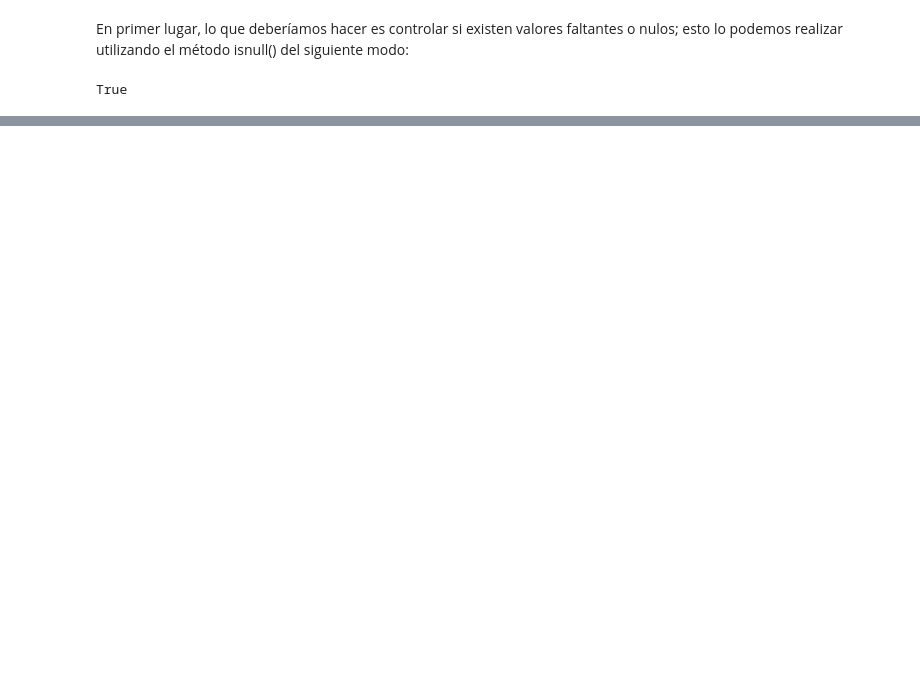
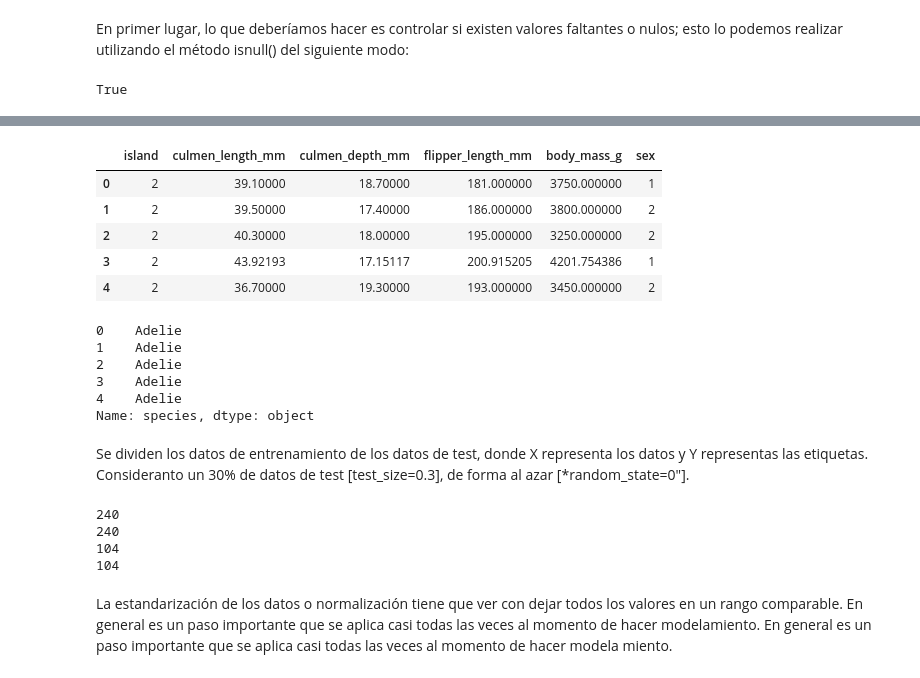
Before and after one commit to epereirasg/Curso-de-Machine-Learning, a Jupyter notebook: Copia_de_Entrega_de_Ernesto_Tarea_Pinguinos_.ipynb, the cells around one changed output, grey strips where cells are left out. Cells and saved outputs as stored; diff of their text form; code cells hidden in the pictures; blank space fills up the shorter version.

```diff
--- a/Copia_de_Entrega_de_Ernesto_Tarea_Pinguinos_.ipynb
+++ b/Copia_de_Entrega_de_Ernesto_Tarea_Pinguinos_.ipynb
@@ -53,0 +140,4 @@ En esta etapa tenemos que hacernos cargo de los datos porque nos dimos cuenta qu
+# %%
+dataset.replace({"sex": {"MALE": 1, "FEMALE": 2}}, inplace=True)
+# %%
+dataset.replace({"island": {"Dream": 1, "Torgersen": 2, "Biscoe": 3}}, inplace=True)
@@ -53,0 +164,24 @@ En esta etapa tenemos que hacernos cargo de los datos porque nos dimos cuenta qu
+# %%
+# split dataset
+X = dataset.iloc[:, 1:7] ## X corresponde a las variables independientes
+y = dataset.iloc[:, 0] ## y se usa para denotar la variable objetivo o Target
+# %%
+X.head()
+# %% [output]
+|  | island | culmen_length_mm | culmen_depth_mm | flipper_length_mm | body_mass_g | sex |
+| 0 | 2 | 39.10000 | 18.70000 | 181.000000 | 3750.000000 | 1 |
+| 1 | 2 | 39.50000 | 17.40000 | 186.000000 | 3800.000000 | 2 |
+| 2 | 2 | 40.30000 | 18.00000 | 195.000000 | 3250.000000 | 2 |
+| 3 | 2 | 43.92193 | 17.15117 | 200.915205 | 4201.754386 | 1 |
+| 4 | 2 | 36.70000 | 19.30000 | 193.000000 | 3450.000000 | 2 |
+# %%
+y.head()
+# %% [output]
+0    Adelie
+1    Adelie
+2    Adelie
+3    Adelie
+4    Adelie
+Name: species, dtype: object
+# %% [markdown]
+Se dividen los datos de entrenamiento de los datos de test, donde X representa los datos y Y representas las etiquetas. Consideranto un 30% de datos de test [test_size=0.3], de forma al azar [*random_state=0"].
@@ -53,0 +190,12 @@ En esta etapa tenemos que hacernos cargo de los datos porque nos dimos cuenta qu
+# %%
+print(len(X_train))
+print(len(y_train))
+print(len(X_test))
+print(len(y_test))
+# %% [output]
+240
+240
+104
+104
+# %% [markdown]
+La estandarización de los datos o normalización tiene que ver con dejar todos los valores en un rango comparable. En general es un paso importante que se aplica casi todas las veces al momento de hacer modelamiento. En general es un paso importante que se aplica casi todas las veces al momento de hacer modela miento.
```
Also changed, not shown: parts of 31 cells of this notebook.
